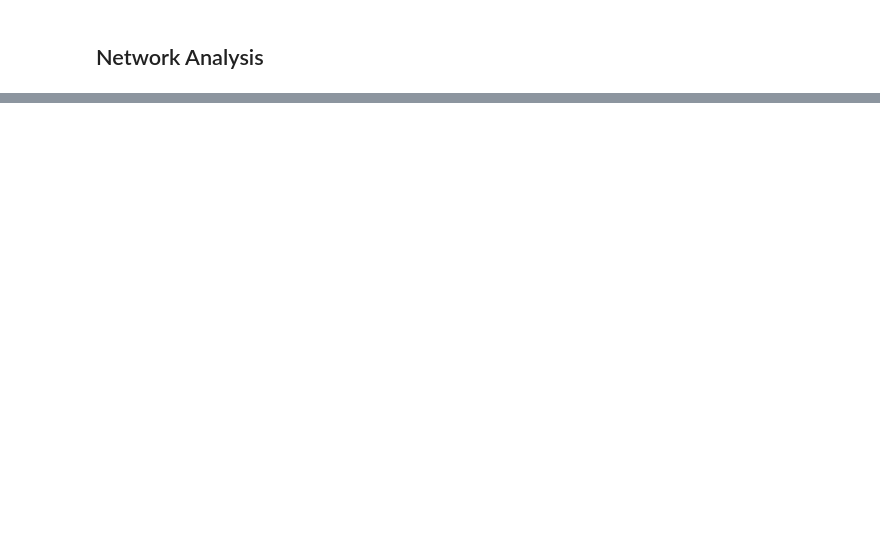
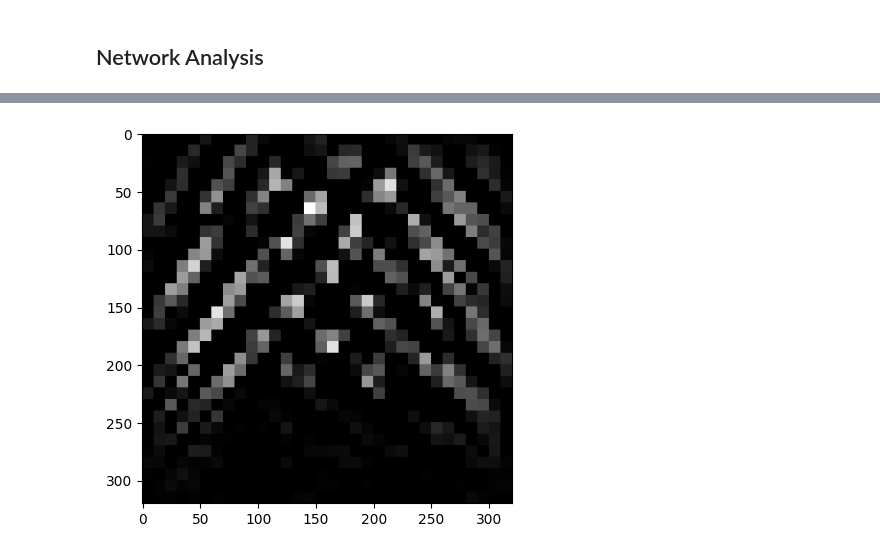
Before and after one commit to matgrand/bfmc_2022, a Jupyter notebook: thesis_images.ipynb, the cells around one changed output, grey strips where cells are left out. Saved outputs shown, nothing was run; the diff lists cells and outputs as text; code cells hidden in the pictures; blank space fills up the shorter version.

```diff
--- a/thesis_images.ipynb
+++ b/thesis_images.ipynb
@@ -450,0 +325,91 @@ fl1 shape: (16, 4, 5, 5)
+# %%
+# MORE CONVOLUTIONAL FILTERS VISUALIZATIONS
+from torch.autograd import Variable
+from torch.optim import Adam
+import copy
+
+
+conv_output = []
+net = HEstimator()
+LAYER_NUM = 6
+LAYER = net.conv[LAYER_NUM] #net.conv[0,6,11], net.lin[0]
+NEURONS = 4
+EPOCHS = 500
+LR = 5
+
+net_name = 'tmp_bk/models/tr_ds_sn12_he60_canny100_200_blur3_noise80_keep70_size32_length10000_archa_bs65536_lr3000_ep100_L11_L210000_wd90_dr30.pt'
+# net_name = 'tmp_bk/models/base_a_32.pt'
+# net_name = 'tmp/model.pt'
+
+net.load_state_dict(torch.load(net_name))
+
+net.eval()
+
+
+def get_img(var):
+    y = copy.copy(var.data).numpy()[0][0]
+    y = np.clip(y, 0, 255)
+    max_val = np.max(y)
+    if max_val > 5:
+        y = (y * (255/max_val))
+    y = np.uint8(y)
+    y = cv.resize(y, (320, 320), interpolation=cv.INTER_NEAREST)
+    return y
+
+cv.namedWindow('image', cv.WINDOW_NORMAL)
+cv.resizeWindow('image', 600, 600)
+
+please_break = False
+for neuron in range(NEURONS):
+    def hook_function(module, grad_in, grad_out):
+        global conv_output, neuron
+        conv_output = grad_out[0, neuron]
+    LAYER.register_forward_hook(hook_function)
+
+
+    img = np.uint8(np.random.uniform(0, 1, (1,1,32,32))*255)
+    # random_image = 255 * np.ones((1, 1, 32, 32), dtype=np.uint8)
+    # Process image and return variable
+    # x = preprocess_image(random_image, False)
+    img = torch.from_numpy(img.astype(np.float32))
+    var = Variable(img, requires_grad=True)
+
+    optimizer1 = Adam([var], lr=LR, weight_decay=1e-6)
+    optimizer2 = Adam([var], lr=LR/10.0, weight_decay=1e-6)
+
+
+    for i in range(1, EPOCHS):
+        optimizer1.zero_grad()
+        optimizer2.zero_grad()
+        x = var
+        for index, layer in enumerate(net.conv):
+            x = layer(x)
+            if index == LAYER_NUM:
+                break
+
+        # conv_output is updated in hook_function
+        loss = -torch.mean(conv_output)
+        loss.backward()
+        if i < 0.9*EPOCHS:
+            optimizer1.step()
+        else:
+            optimizer2.step()
+
+        if i % 10 == 0:
+            img_to_show = get_img(var)
+            cv.imshow('image', img_to_show)
+            key = cv.waitKey(1)
+            if key == 27:
+                please_break = True
+                break
+
+    if please_break:
+        break
+
+
+    #plot image
+    plt.imshow(get_img(var), cmap='gray')
+    plt.show()
+cv.destroyAllWindows()
+# %% [output]
+[figure, added]
```
Also changed, not shown: parts of 10 cells of this notebook, 6 other files.
